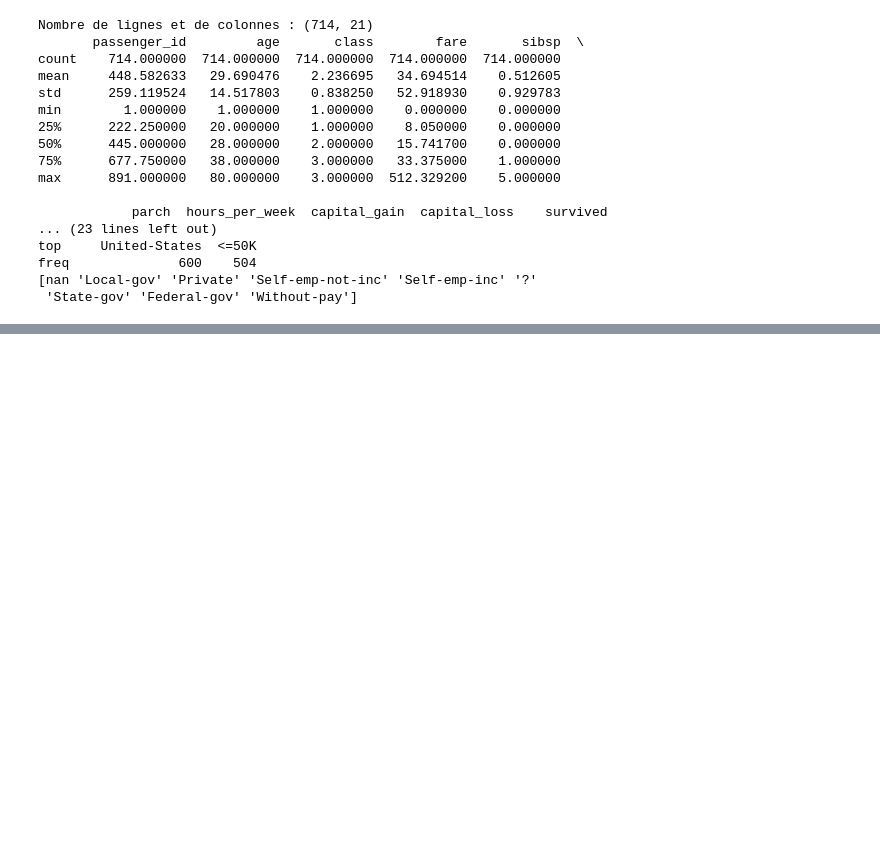
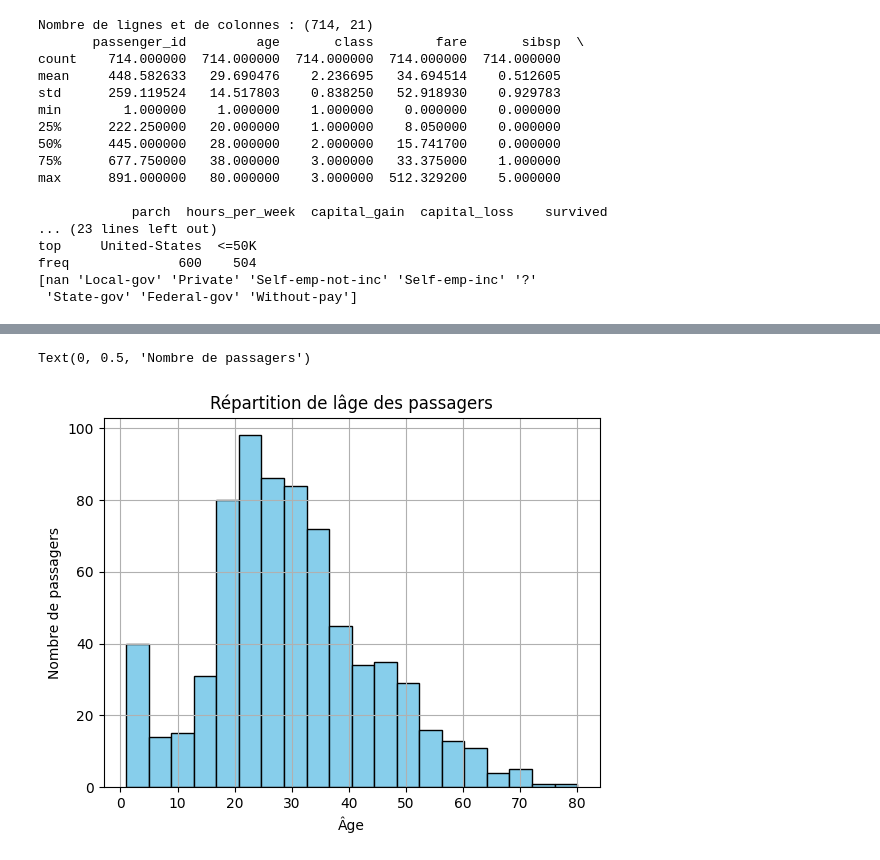
Before and after one commit to ClementRouanet/DevOps-and-MLOps, a Jupyter notebook: Intro pandas/pandas.ipynb, the cells around one changed output, grey strips where cells are left out. Drawn from its saved outputs; the diff is of its cells as text; code cells hidden in the pictures; blank space fills up the shorter version.

```diff
--- a/Intro pandas/pandas.ipynb
+++ b/Intro pandas/pandas.ipynb
@@ -90,0 +124,22 @@ freq              600    504
+# %%
+# Exercice 4
+
+# Identifiez les valeurs manquantes dans le DataFrame SeaCareerSet
+valeurs_manquantes = SeaCareerSet.isnull().sum()
+print(valeurs_manquantes)
+
+
+# Grâce a une information dans une autre colonne, une colonne incomplète peut être compléter. Identifiez et complétez cette colonne
+
+
+# Remplacez les valeurs de chaque colonne en utilisant au minimum 3 méthode différente
+mean_hpw = SeaCareerSet['hours_per_week'].mean()
+SeaCareerSet['hours_per_week'].fillna(mean_hpw, inplace=True)
+
+SeaCareerSet['education'].fillna('Unknown', inplace=True)
+SeaCareerSet['marital_status'].fillna('Unknown', inplace=True)
+SeaCareerSet['relationship'].fillna('Unknown', inplace=True)
+SeaCareerSet['embarked'].fillna('Unknown', inplace=True)
+SeaCareerSet['workclass'].fillna('Unknown', inplace=True)
+SeaCareerSet['occupation'].fillna('Unknown', inplace=True)
+SeaCareerSet['native_country'].fillna('Unknown', inplace=True)
@@ -91 +181,13 @@ freq              600    504
+# %%
+# Exercice 6
+
+# Créez un histogramme de l'âge des passagers avec titre et noms de axes
+plt = SeaCareerSet['age'].hist(bins=20, color='skyblue', edgecolor='black')
+
+plt.set_title("Répartition de lâge des passagers")
+plt.set_xlabel('Âge')
+plt.set_ylabel('Nombre de passagers')
+# %% [output]
+Text(0, 0.5, 'Nombre de passagers')
+[figure, added]
 # %%
```
Also changed, not shown: parts of 6 cells of this notebook, 1 other file.
